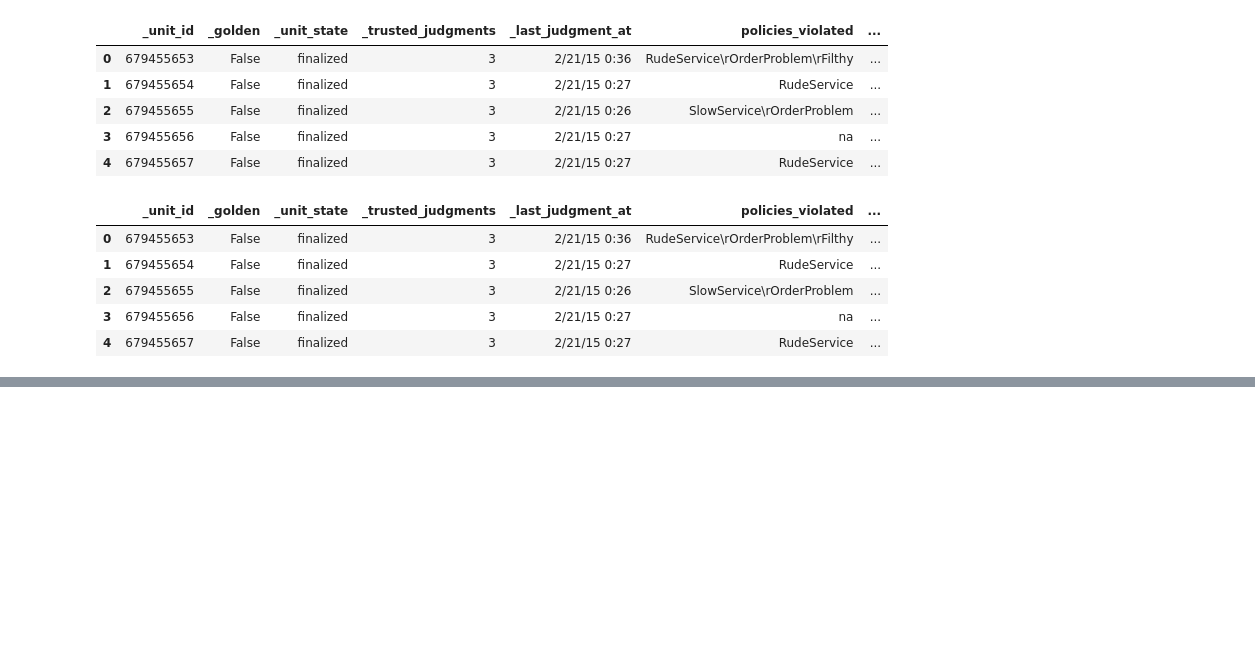
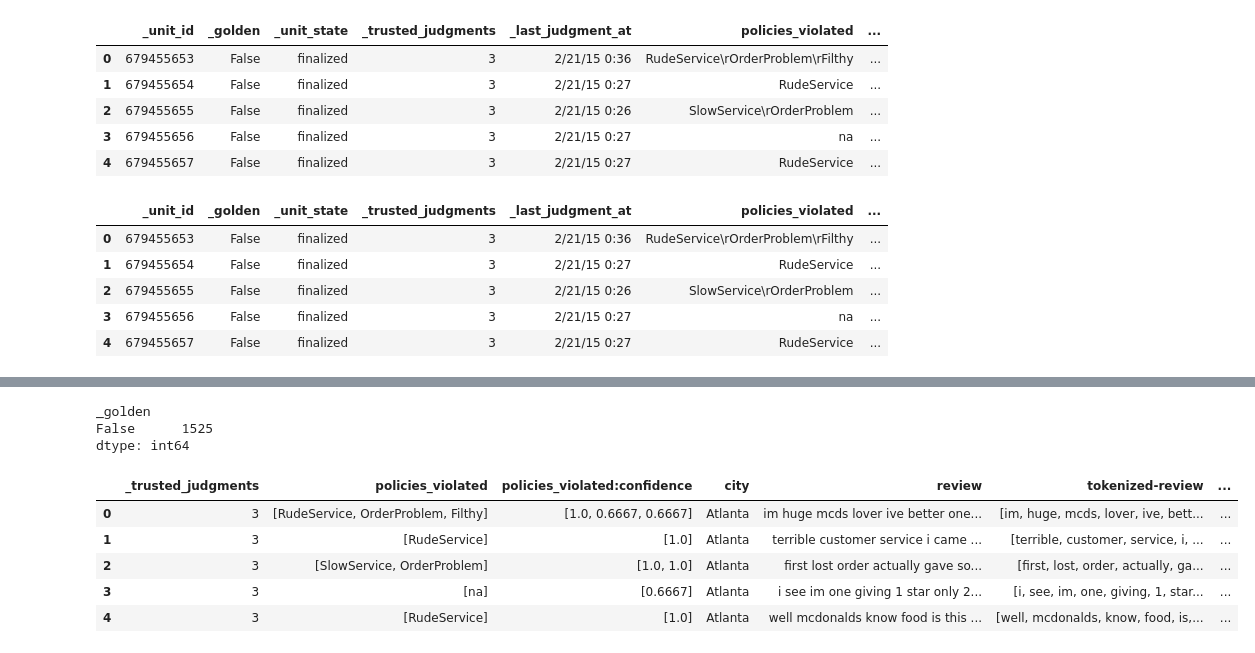
Before and after one commit to MichM072/Text_mining_project, a Jupyter notebook: notebook_project.ipynb, the cells around one changed output, grey strips where cells are left out. Cells and saved outputs as stored; diff of their text form; code cells hidden in the pictures; blank space fills up the shorter version.

Commit message:
few fixes and data cleansing

```diff
--- a/notebook_project.ipynb
+++ b/notebook_project.ipynb
@@ -130,2 +132,22 @@ Name: evaluation, dtype: int64
+# %%
+# This data set does not contain golden reviews, hence we can drop these columns as we are not interested.
+
+print(csv[['_golden']].value_counts())
+
+# Dropping columns that are not usefull and create new dataframe reviews
+
+reviews = csv.drop(columns=['_unit_id', '_golden', '_last_judgment_at', 'policies_violated_gold', '_unit_state'], axis=1)
+
+reviews.head(5)
+# %% [output]
+_golden
+False      1525
+dtype: int64
+|  | _trusted_judgments | policies_violated | policies_violated:confidence | city | review | tokenized-review | ... |
+| 0 | 3 | [RudeService, OrderProblem, Filthy] | [1.0, 0.6667, 0.6667] | Atlanta | im huge mcds lover ive better one... | [im, huge, mcds, lover, ive, bett... | ... |
+| 1 | 3 | [RudeService] | [1.0] | Atlanta | terrible customer service i came ... | [terrible, customer, service, i, ... | ... |
+| 2 | 3 | [SlowService, OrderProblem] | [1.0, 1.0] | Atlanta | first lost order actually gave so... | [first, lost, order, actually, ga... | ... |
+| 3 | 3 | [na] | [0.6667] | Atlanta | i see im one giving 1 star only 2... | [i, see, im, one, giving, 1, star... | ... |
+| 4 | 3 | [RudeService] | [1.0] | Atlanta | well mcdonalds know food is this ... | [well, mcdonalds, know, food, is,... | ... |
 # %%
 # TODO : fix the rest
```
Also changed, not shown: parts of 4 cells of this notebook, 1 other file.
